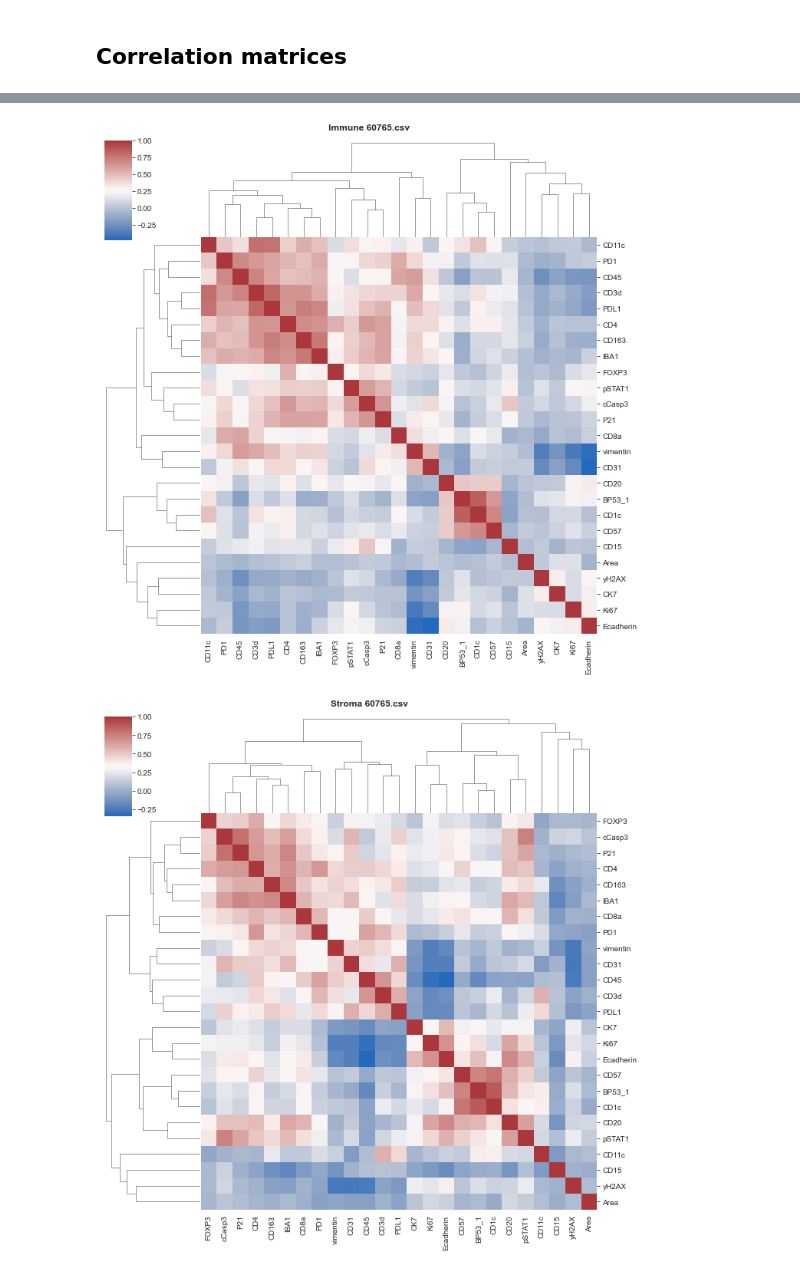
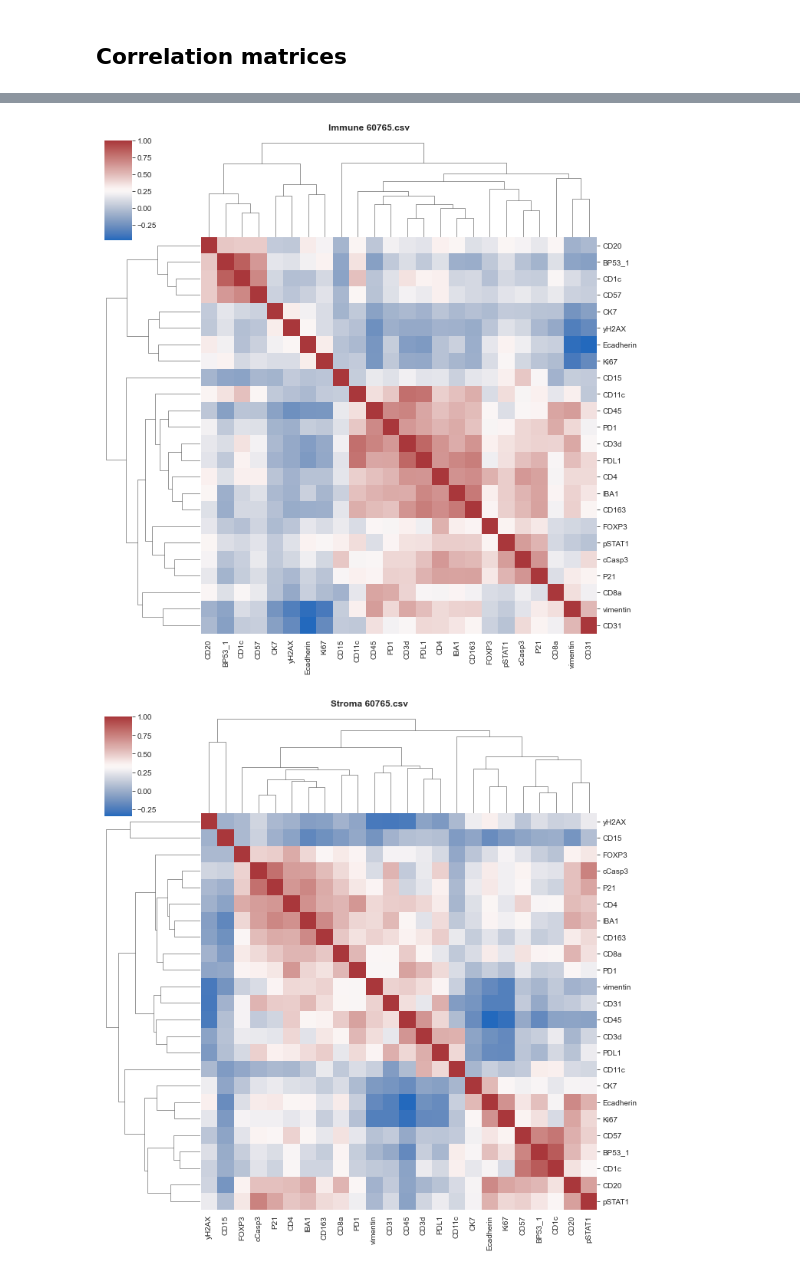
Before and after one commit to farkkilab/tribus, a Jupyter notebook: notebooks/Benchmarking basic.ipynb, the cells around one changed output, grey strips where cells are left out. Cells and saved outputs as stored; diff of their text form; code cells hidden in the pictures.

```diff
--- a/notebooks/Benchmarking basic.ipynb
+++ b/notebooks/Benchmarking basic.ipynb
@@ -27,13 +27,14 @@ labels_path = f'../tests/{sample_name}/cell_type_calling/{date}/'
 ### Read files
 # %%
 cell_type_description = pd.read_excel(cell_type_path, sheet_name=level)
-markers = cell_type_description['Marker']
+all_markers = list(cell_type_description['Marker'])
+cell_type_description = cell_type_description.set_index('Marker')
+filtered_markers = list(cell_type_description.loc[(cell_type_description!=0).any(axis=1)].index)
 # %%
 samples = [f for f in listdir(sample_path) if isfile(join(sample_path, f))]
 #TODO skip hidden files while iterate through the folder
 # %%
 all_samples = []
-all_markers = []
 filtered_samples = []
 cell_type_subsets = []
 cell_type_subsets_filtered = []
@@ -44,24 +45,23 @@ for sample in samples:
     labels = pd.read_csv(f'{labels_path}/labels_{sample}')
 
     #filtering the sample file by used markers and use the result in the sample dataframe
-    filtered_sample = sample_file[markers]
+    filtered_sample = sample_file[filtered_markers]
     filtered_sample['labels'] = labels
     sample_file['labels'] = labels
 
     #add the sample into the samples list
-    all_markers.append(list(sample_file.columns)[4:-11])
     all_samples.append(sample_file)
     filtered_samples.append(filtered_sample)
 
     #subsetting the sample by cell types (labels)
-    subsets_all_marker = []
+    subsets_all = []
     subsets_filtered = []
     cell_types = list(np.unique(labels))
     for cell_type in cell_types:
-        subsets_all_marker.append(sample_file.loc[sample_file['labels'] == cell_type])
+        subsets_all.append(sample_file.loc[sample_file['labels'] == cell_type])
         subsets_filtered.append(filtered_sample.loc[filtered_sample['labels'] == cell_type])
 
-    cell_type_subsets.append(subsets_all_marker)
+    cell_type_subsets.append(subsets_all)
     cell_type_subsets_filtered.append(subsets_filtered)
     all_cell_types.append(cell_types)
 # %% [output]
@@ -106,5 +106,5 @@ def vis_corr_mx_one_sample(sample, subsets, markers, cell_types, sample_name):
         clustermap = sns.clustermap(corr_matrices[i], figsize=(10, 10), cmap='vlag').fig.suptitle(f'{cell_types[i]} {sample_name}',fontweight="bold",y=1.01)
 # %%
 for i in range(len(all_samples)):
-    vis_corr_mx_one_sample(all_samples[i], cell_type_subsets[i], all_markers[i], all_cell_types[i], samples[i])
+    vis_corr_mx_one_sample(all_samples[i], cell_type_subsets[i], all_markers, all_cell_types[i], samples[i])
 # %% [output]
@@ -116,2 +116,2 @@ for i in range(len(all_samples)):
-[figure, old version]
+[figure, new version]
-[figure, old version]
+[figure, new version]
```
Also changed, not shown: parts of 1 cell of this notebook.
